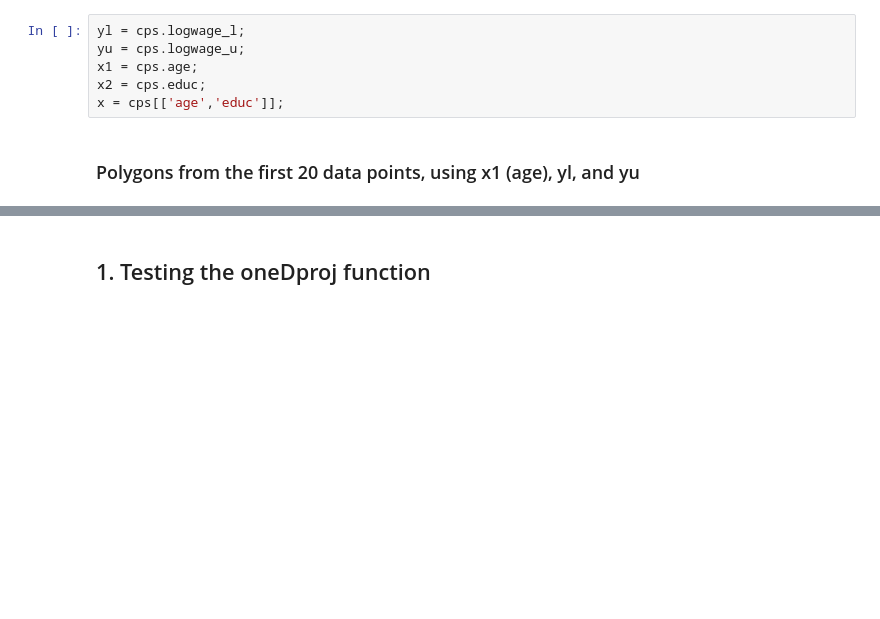
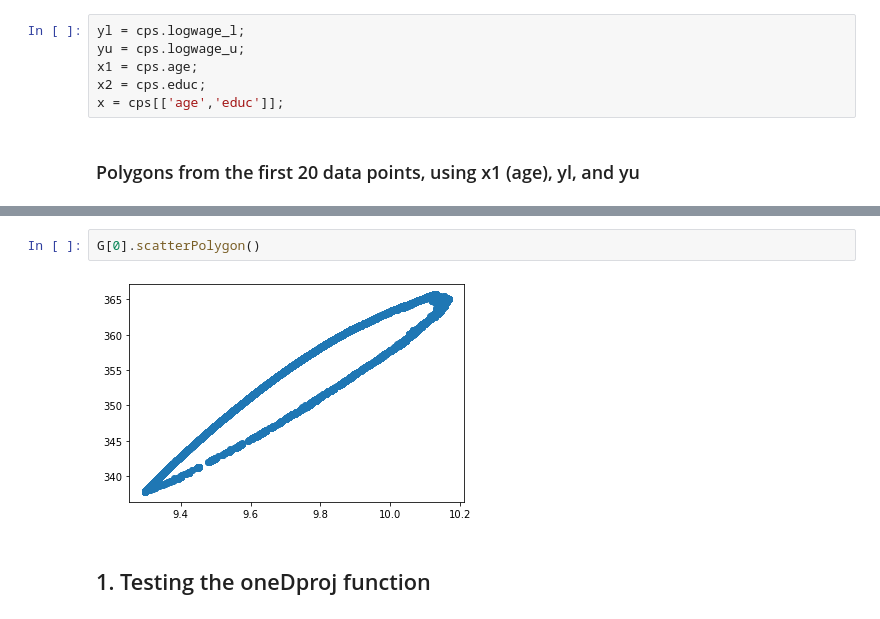
Before and after one commit to ArieBeresteanu/Bounds.jl, a Jupyter notebook: notebooks/setBLP_1Dproj_py_test.ipynb, the cells around one changed output, grey strips where cells are left out. Cells and saved outputs as stored; diff of their text form; blank space fills up the shorter version.

```diff
--- a/notebooks/setBLP_1Dproj_py_test.ipynb
+++ b/notebooks/setBLP_1Dproj_py_test.ipynb
@@ -153,3 +251,7 @@ P.plotPolygon()
+# %%
+G[0].scatterPolygon()
+# %% [output]
+[figure, added]
 # %% [markdown]
 ## 1. Testing the oneDproj function
 # %%
```
Also changed, not shown: parts of 19 cells of this notebook.
